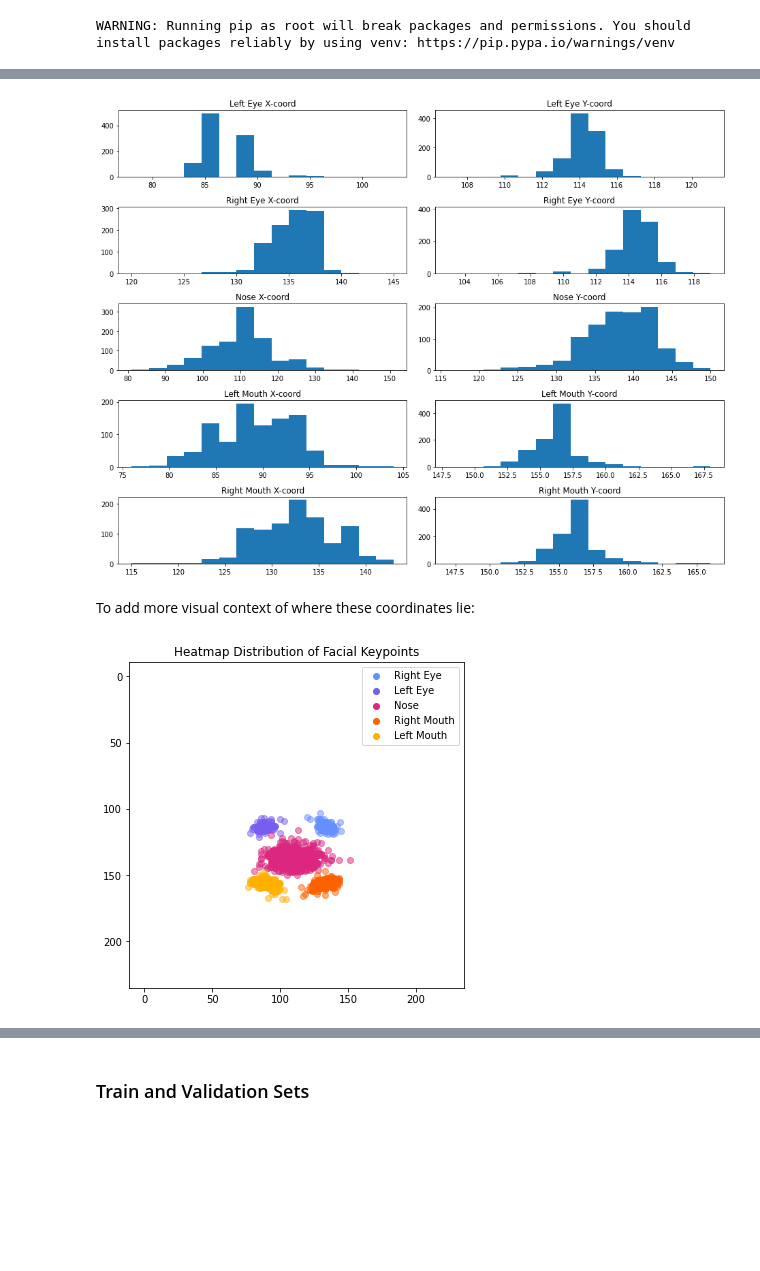
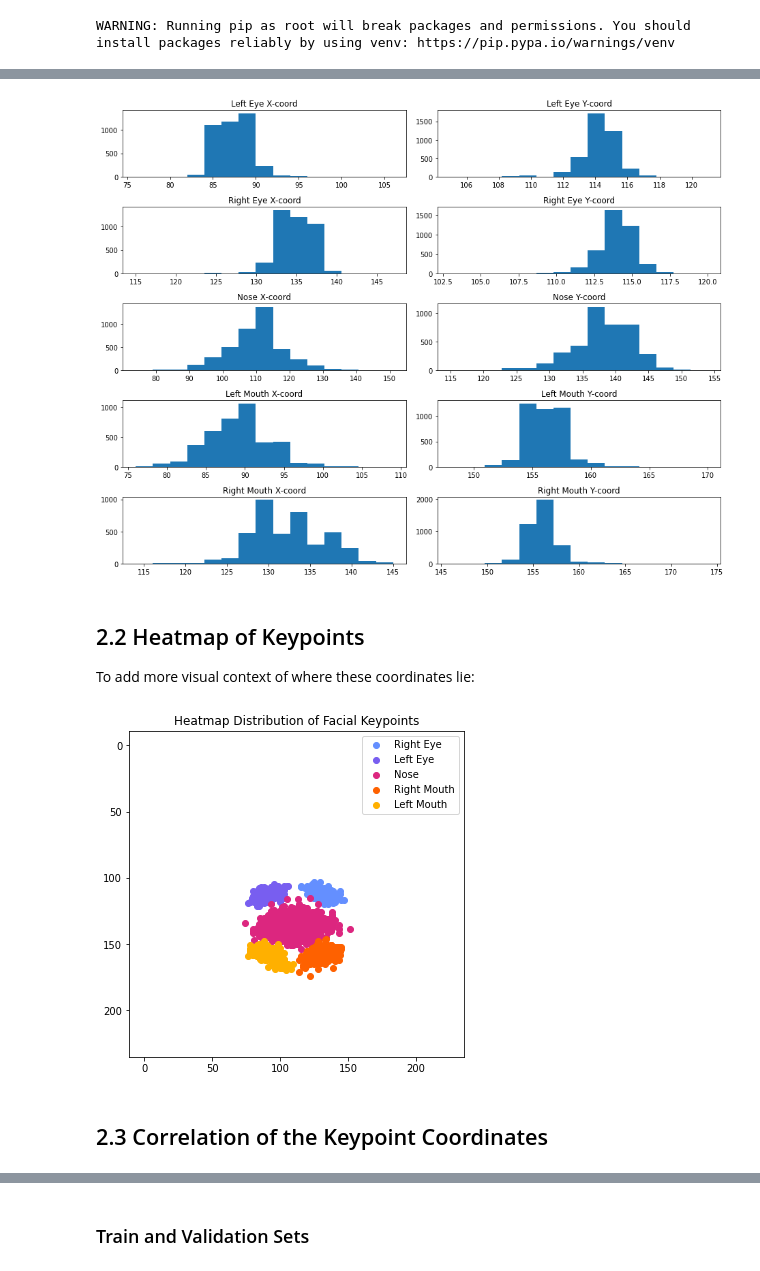
Before and after one commit to scho-git/springboard, a Jupyter notebook: face_detection_project/transfer-learning-mobilenetv2.ipynb, the cells around one changed output, grey strips where cells are left out. Cells and saved outputs as stored; diff of their text form; code cells hidden in the pictures; blank space fills up the shorter version.

```diff
--- a/face_detection_project/transfer-learning-mobilenetv2.ipynb
+++ b/face_detection_project/transfer-learning-mobilenetv2.ipynb
@@ -38,8 +62,8 @@ Due to the limited memory of Kaggle notebooks, initial sample size will be 1k (r
 keypts_data_path = "../input/celeba-dataset/list_landmarks_align_celeba.csv"
 images_data_path = "../input/celeba-dataset/img_align_celeba/img_align_celeba"
 
-#Select only 1k images first
-img_data_size = 1000
+#Select only 4k images first
+img_data_size = 4000
 
 #Original image dimensions
 x_og = 178
@@ -320,33 +290,36 @@ axs[4,1].set_title('Right Mouth Y-coord')
 plt.tight_layout()
 plt.show()
 # %% [output]
-[figure, old version]
+[figure, new version]
 # %% [markdown]
+## 2.2 Heatmap of Keypoints<a name='2.2'></a>
 To add more visual context of where these coordinates lie:
 # %%
 #Plot a sample box of with a heatmap of where the coordinates are
 fig, ax = plt.subplots(figsize=(6,6))
 
 rect = patches.Rectangle((0, 0), 224, -224, linewidth=4, facecolor='none')
 ax.add_patch(rect)
 
 #Add scatter plots of the coordinates with colorblind friendly colors
-ax.scatter(keypts.righteye_x, -keypts.righteye_y, alpha=0.5, color='#648FFF', label='Right Eye')
-ax.scatter(keypts.lefteye_x, -keypts.lefteye_y, alpha=0.5, color='#785EF0', label='Left Eye')
-ax.scatter(keypts.nose_x, -keypts.nose_y, alpha=0.5, color='#DC267F', label='Nose')
-ax.scatter(keypts.rightmouth_x, -keypts.rightmouth_y, alpha=0.5, color='#FE6100', label='Right Mouth')
-ax.scatter(keypts.leftmouth_x, -keypts.leftmouth_y, alpha=0.5, color='#FFB000', label='Left Mouth')
+ax.scatter(keypts.righteye_x, -keypts.righteye_y, color='#648FFF', label='Right Eye')
+ax.scatter(keypts.lefteye_x, -keypts.lefteye_y, color='#785EF0', label='Left Eye')
+ax.scatter(keypts.nose_x, -keypts.nose_y, color='#DC267F', label='Nose')
+ax.scatter(keypts.rightmouth_x, -keypts.rightmouth_y, color='#FE6100', label='Right Mouth')
+ax.scatter(keypts.leftmouth_x, -keypts.leftmouth_y, color='#FFB000', label='Left Mouth')
 
 #Add legend for the colors
 leg = ax.legend()
 #Set legend opacity colors to opaque (1)
 for lh in leg.legendHandles:
     lh.set_alpha(1)
 
 #Display positive y-ticks
 ax.get_yaxis().set_ticklabels([250, 200, 150, 100, 50, 0])
 
 plt.title('Heatmap Distribution of Facial Keypoints')
 plt.show()
 # %% [output]
-[figure, old version]
+[figure, new version]
+# %% [markdown]
+## 2.3 Correlation of the Keypoint Coordinates<a name='2.3'></a>
```
Also changed, not shown: parts of 74 cells of this notebook, 4 other files.
